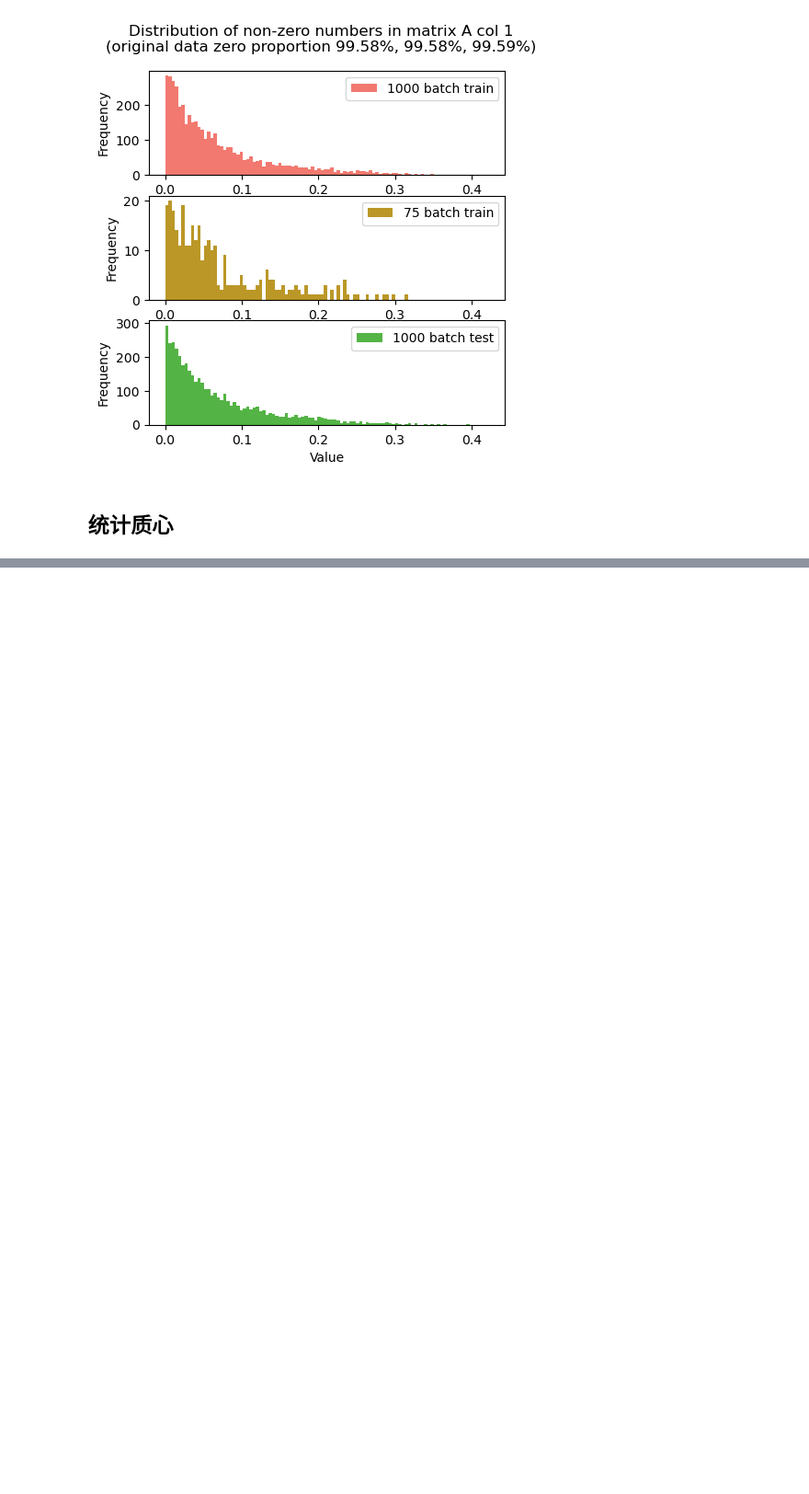
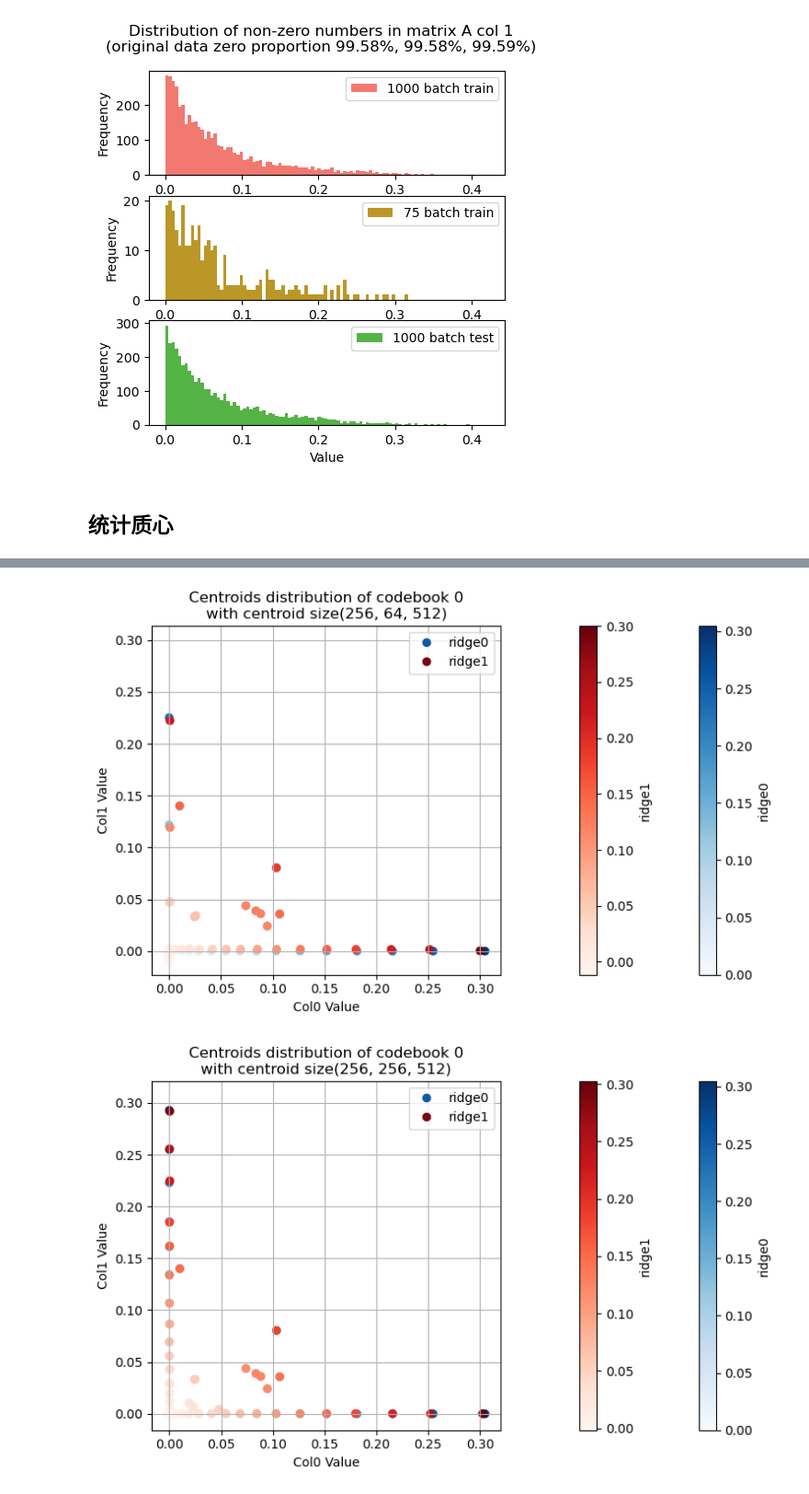
Before and after one commit to Sciroccogti/bolt, a Jupyter notebook: experiments/python/CsiTransformerAMM/intermediate_var/中间变量分布统计.ipynb, the cells around one changed output, grey strips where cells are left out. Shown at 92% size. Saved outputs shown, nothing was run; the diff lists cells and outputs as text; code cells hidden in the pictures; blank space fills up the shorter version.

```diff
--- a/experiments/python/CsiTransformerAMM/intermediate_var/中间变量分布统计.ipynb
+++ b/experiments/python/CsiTransformerAMM/intermediate_var/中间变量分布统计.ipynb
@@ -29,14 +29,16 @@ sys.path.append(os.path.join(dir_now, '../'))
 from NNutils import *
 from amm_methods import *
 
+marker_list = ["s", "o", "v", "*", "1", "+", "x", "D", "|", "^", "2", "P", "X", "d", "3", "4", "8", "p", "h", "H", "<", ">", "d", "1", "v", "o", "s", "*", "+", "x", "D", "|", "^", "2", "P", "X", "d", "3", "4", "8", "p", "h", "H", "<", ">", "d", "1", "v", "o", "s", "*", "+", "x", "D", "|", "^", "2", "P", "X", "d", "3", "4", "8", "p", "h", "H", "<", ">", "d", "1", "v", "o", "s", "*", "+", "x", "D", "|", "^", "2", "P", "X", "d", "3", "4", "8", "p", "h", "H", "<", ">", "d", "1", "v", "o", "s", "*", "+", "x", "D", "|", "^", "2", "P", "X", "d", "3", "4", "8", "p", "h", "H", "<", ">", "d", "1", "v", "o", "s", "*", "+", "x", "D", "|", "^", "2", "P", "X", "d", "3", "4", "8", "p", "h", "H", "<", ">", "d", "1", "v", "o", "s", "*", "+", "x", "D", "|", "^", "2", "P", "X", "d", "3", "4", "8", "p", "h", "H", "<", ">", "d", "1", "v", "o", "s", "*", "+", "x", "D", "|", "^", "2", "P", "X", "d", "3", "4", "8", "p", "h", "H", "<", ">", "d", "1", "v", "o", "s", "*", "+", "x", "D", "|", "^", "2", "P", "X", "d",]
 colors_list = ['#F27970', '#BB9727', '#54B345', '#32B897', '#05B9E2',
               '#8983BF', '#C76DA2', '#FFBE7A', '#82B0D2', '#BEB8DC',
               '#E7DAD2', '#999999']
-cmap_list = ['Blues', 'Reds', 'Greens', 'Purples', 'Oranges']
+cmap_list = ['Blues', 'Reds', 'Greens', 'Purples', 'Greys', 'Oranges']
 cmap_max_list = [(0.05636293733179547, 0.34963475586312953, 0.6367550941945406, 1.0),
                  (0.4725720876585929, 0.016608996539792385, 0.059838523644752006, 1.0),
                  (0.034986543637062675, 0.45743944636678197, 0.19753940792003075, 1.0),
                  (0.2703114186851211, 0.043183391003460206, 0.5101268742791234, 1.0),
+                    (0.4, 0.4, 0.4, 1.0),
                  (0.5412226066897348, 0.16955017301038064, 0.014579008073817762, 1.0)]
 # %% [markdown]
 ## 统计训练、测试集分布
@@ -361,0 +364,5 @@ centroids_distribution_stat(ncodebooks, [16,64], D, i_cb, [2,128])
+# %%
+centroids_distribution_stat('etl2', ncodebooks, [64, 256], [75]*2, D, i_cb, [0,1], fixed_ridge=1, different_Ks_fig_size=(10,5))
+# %% [output]
+[figure, added]
+[figure, added]
```
Also changed, not shown: parts of 4 cells of this notebook, 6 other files.
